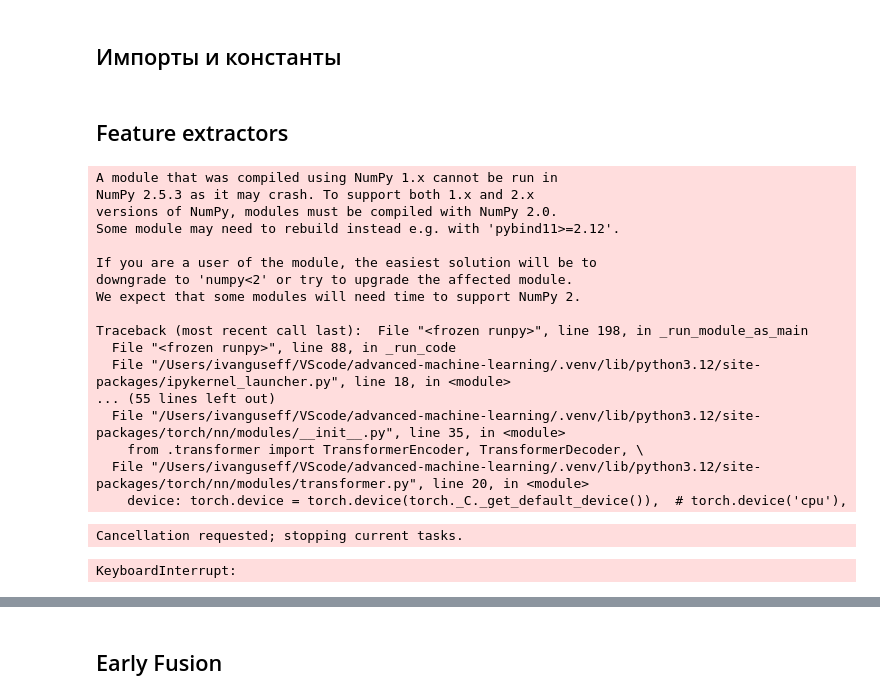
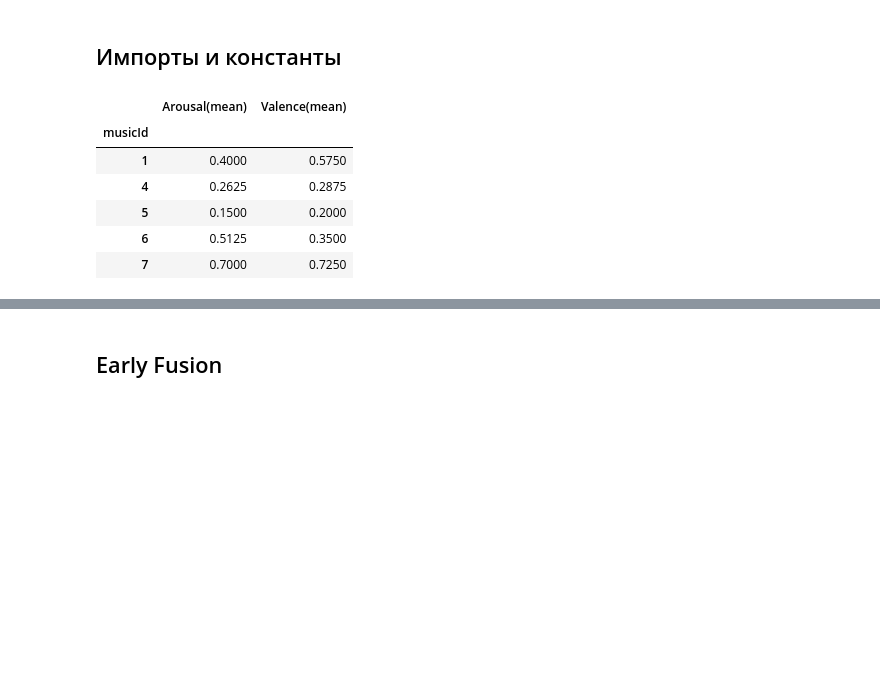
Before and after one commit to ivanVgusev/advanced-machine-learning, a Jupyter notebook: lab1/lab1.ipynb, the cells around one changed output, grey strips where cells are left out. Saved outputs shown, nothing was run; the diff lists cells and outputs as text; code cells hidden in the pictures; blank space fills up the shorter version.

Commit message:
LAB1: dynamic annotation

```diff
--- a/lab1/lab1.ipynb
+++ b/lab1/lab1.ipynb
@@ -5,63 +5,2 @@
 # %% [markdown]
 ## Импорты и константы
-# %% [markdown]
-## Feature extractors
-# %%
-# Let's see how to retrieve time steps for a model
-from transformers import AutoTokenizer, AutoFeatureExtractor, AutoModelForCTC
-from datasets import load_dataset
-import datasets
-import torch
-
-# import model, feature extractor, tokenizer
-model = AutoModelForCTC.from_pretrained("facebook/wav2vec2-base-960h")
-tokenizer = AutoTokenizer.from_pretrained("facebook/wav2vec2-base-960h")
-feature_extractor = AutoFeatureExtractor.from_pretrained("facebook/wav2vec2-base-960h")
-
-# load first sample of English common_voice
-dataset = load_dataset("mozilla-foundation/common_voice_11_0", "en", split="train", streaming=True)
-dataset = dataset.cast_column("audio", datasets.Audio(sampling_rate=16_000))
-dataset_iter = iter(dataset)
-sample = next(dataset_iter)
-
-# forward sample through model to get greedily predicted transcription ids
-input_values = feature_extractor(sample["audio"]["array"], return_tensors="pt").input_values
-logits = model(input_values).logits[0]
-pred_ids = torch.argmax(logits, axis=-1)
-
-# retrieve word stamps (analogous commands for `output_char_offsets`)
-outputs = tokenizer.decode(pred_ids, output_word_offsets=True)
-# compute `time_offset` in seconds as product of downsampling ratio and sampling_rate
-time_offset = model.config.inputs_to_logits_ratio / feature_extractor.sampling_rate
-
-word_offsets = [
-    {
-        "word": d["word"],
-        "start_time": round(d["start_offset"] * time_offset, 2),
-        "end_time": round(d["end_offset"] * time_offset, 2),
-    }
-    for d in outputs.word_offsets
-]
-# compare word offsets with audio `en_train_0/common_voice_en_19121553.mp3` online on the dataset viewer:
-# https://huggingface.co/datasets/mozilla-foundation/common_voice_11_0/viewer/en
-word_offsets[:3]
-# %% [output]
-A module that was compiled using NumPy 1.x cannot be run in
-NumPy 2.5.3 as it may crash. To support both 1.x and 2.x
-versions of NumPy, modules must be compiled with NumPy 2.0.
-Some module may need to rebuild instead e.g. with 'pybind11>=2.12'.
-
-If you are a user of the module, the easiest solution will be to
-downgrade to 'numpy<2' or try to upgrade the affected module.
-We expect that some modules will need time to support NumPy 2.
-
-Traceback (most recent call last):  File "<frozen runpy>", line 198, in _run_module_as_main
-  File "<frozen runpy>", line 88, in _run_code
-  File "/Users/ivanguseff/VScode/advanced-machine-learning/.venv/lib/python3.12/site-packages/ipykernel_launcher.py", line 18, in <module>
-... (55 lines left out)
-  File "/Users/ivanguseff/VScode/advanced-machine-learning/.venv/lib/python3.12/site-packages/torch/nn/modules/__init__.py", line 35, in <module>
-    from .transformer import TransformerEncoder, TransformerDecoder, \
-  File "/Users/ivanguseff/VScode/advanced-machine-learning/.venv/lib/python3.12/site-packages/torch/nn/modules/transformer.py", line 20, in <module>
-    device: torch.device = torch.device(torch._C._get_default_device()),  # torch.device('cpu'),
-Cancellation requested; stopping current tasks.
-KeyboardInterrupt:
@@ -67,0 +33,15 @@ KeyboardInterrupt:
+# %%
+AUDIO_CORPUS_PATH = Path("data/PMEmo2019/chorus")
+LYRICS_CORPUS_PATH = Path("data/PMEmo2019/lyrics")
+ANNOTATIONS = Path("data/PMEmo2019/annotations/static_annotations.csv")
+# %%
+annotations_df = pd.read_csv(ANNOTATIONS, sep=",", index_col="musicId")
+annotations_df.head()
+# %% [output]
+|  | Arousal(mean) | Valence(mean) |
+| musicId |  |  |
+| 1 | 0.4000 | 0.5750 |
+| 4 | 0.2625 | 0.2875 |
+| 5 | 0.1500 | 0.2000 |
+| 6 | 0.5125 | 0.3500 |
+| 7 | 0.7000 | 0.7250 |
```
Also changed, not shown: parts of 35 cells of this notebook, 4 other files.
